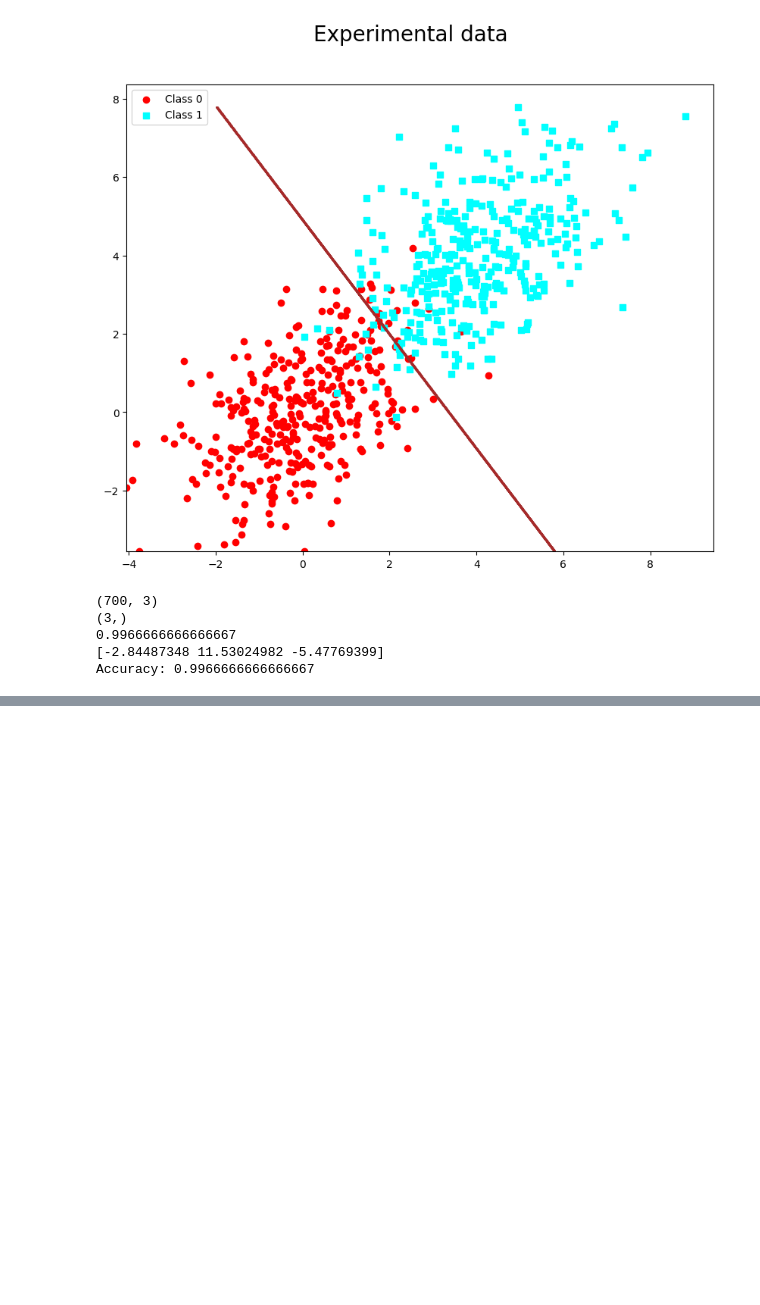
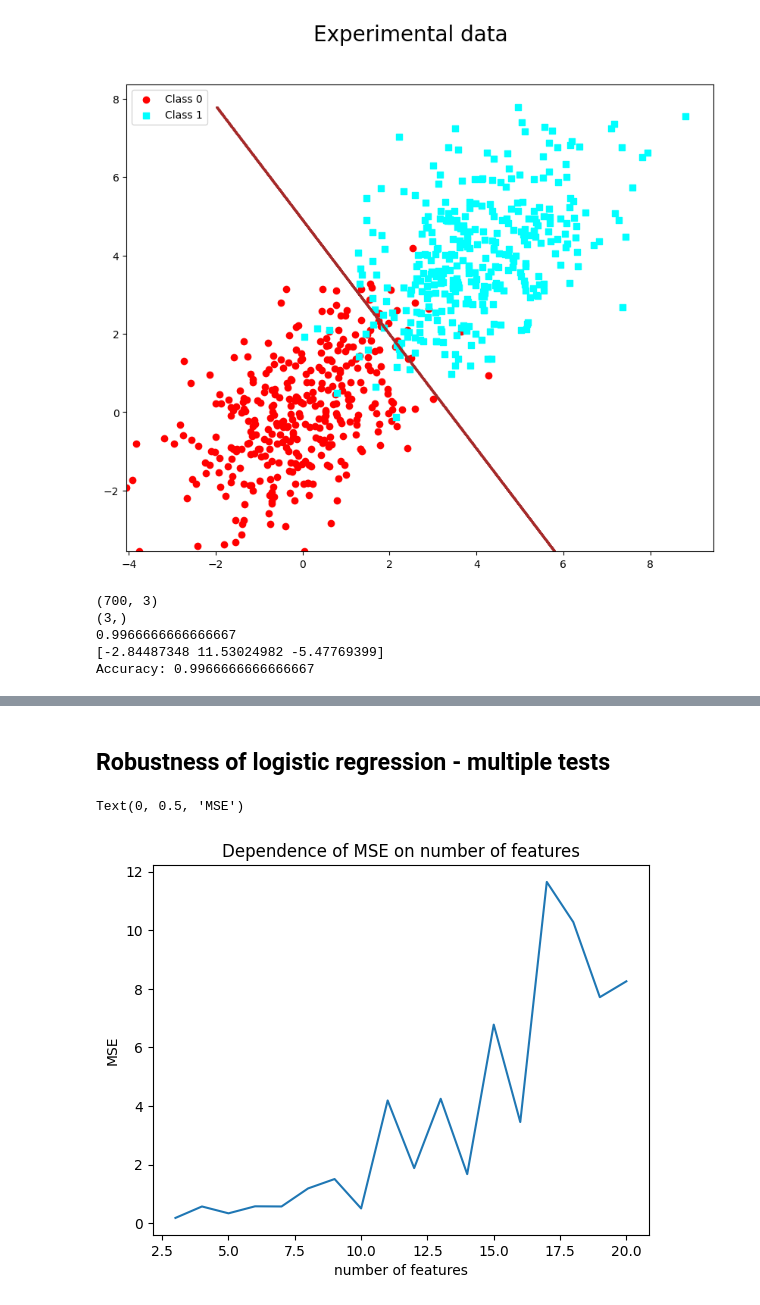
Before and after one commit to wojtas000/Advanced_Machine_Learning, a Jupyter notebook: experiments.ipynb, the cells around one changed output, grey strips where cells are left out. Saved outputs shown, nothing was run; the diff lists cells and outputs as text; code cells hidden in the pictures; blank space fills up the shorter version.

```diff
--- a/experiments.ipynb
+++ b/experiments.ipynb
@@ -104,0 +150,18 @@ array([[ 1.22515974, -0.95173116],
+# %% [markdown]
+## Robustness of logistic regression - multiple tests
+# %%
+n = 20
+
+scores = []
+n_features = range(3, 21)
+
+for i in n_features:
+    scores.append(MSE_test(n, i))
+# %%
+plt.plot(n_features, scores)
+plt.title("Dependence of MSE on number of features")
+plt.xlabel("number of features")
+plt.ylabel("MSE")
+# %% [output]
+Text(0, 0.5, 'MSE')
+[figure, added]
```
Also changed, not shown: parts of 10 cells of this notebook, 2 other files.
